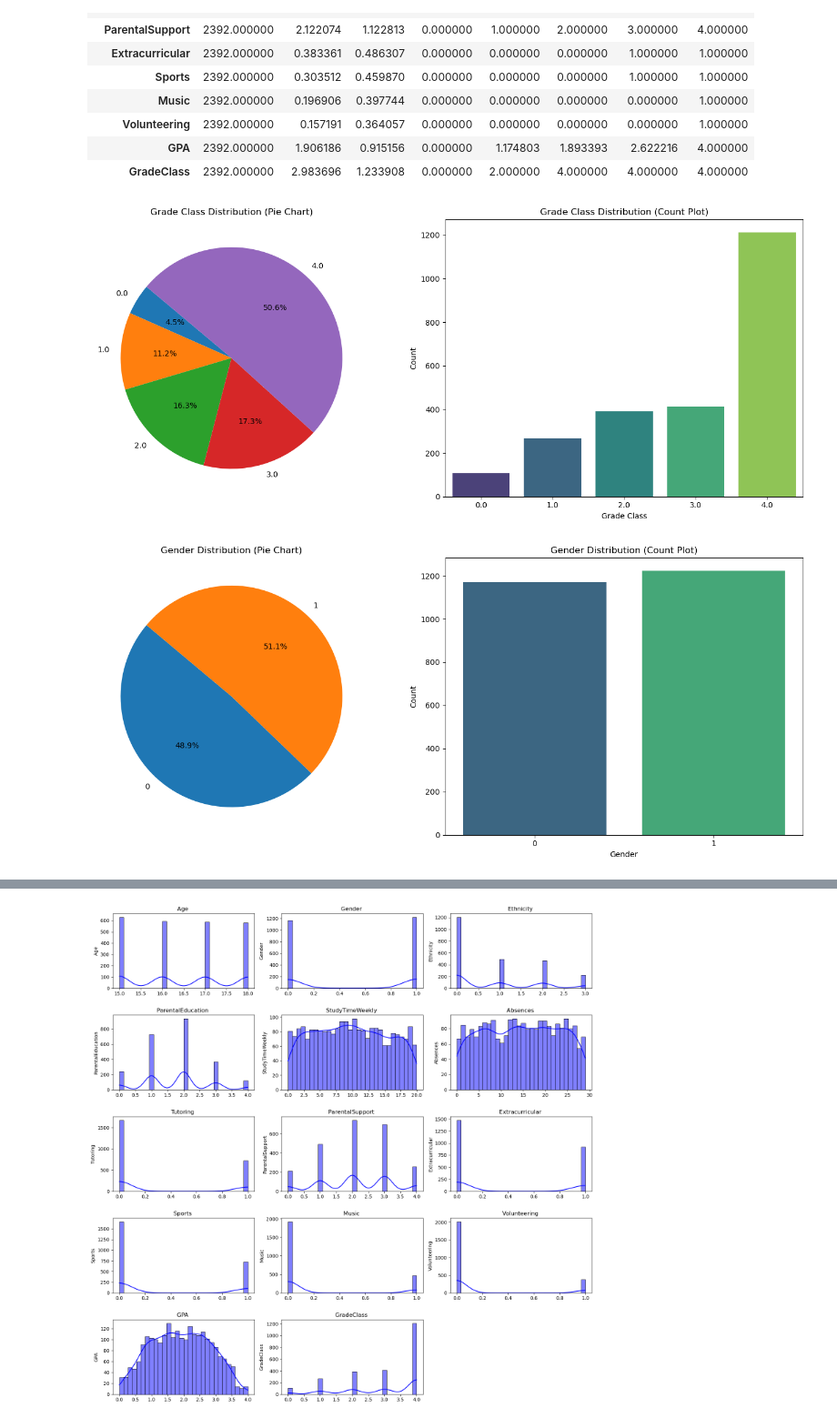
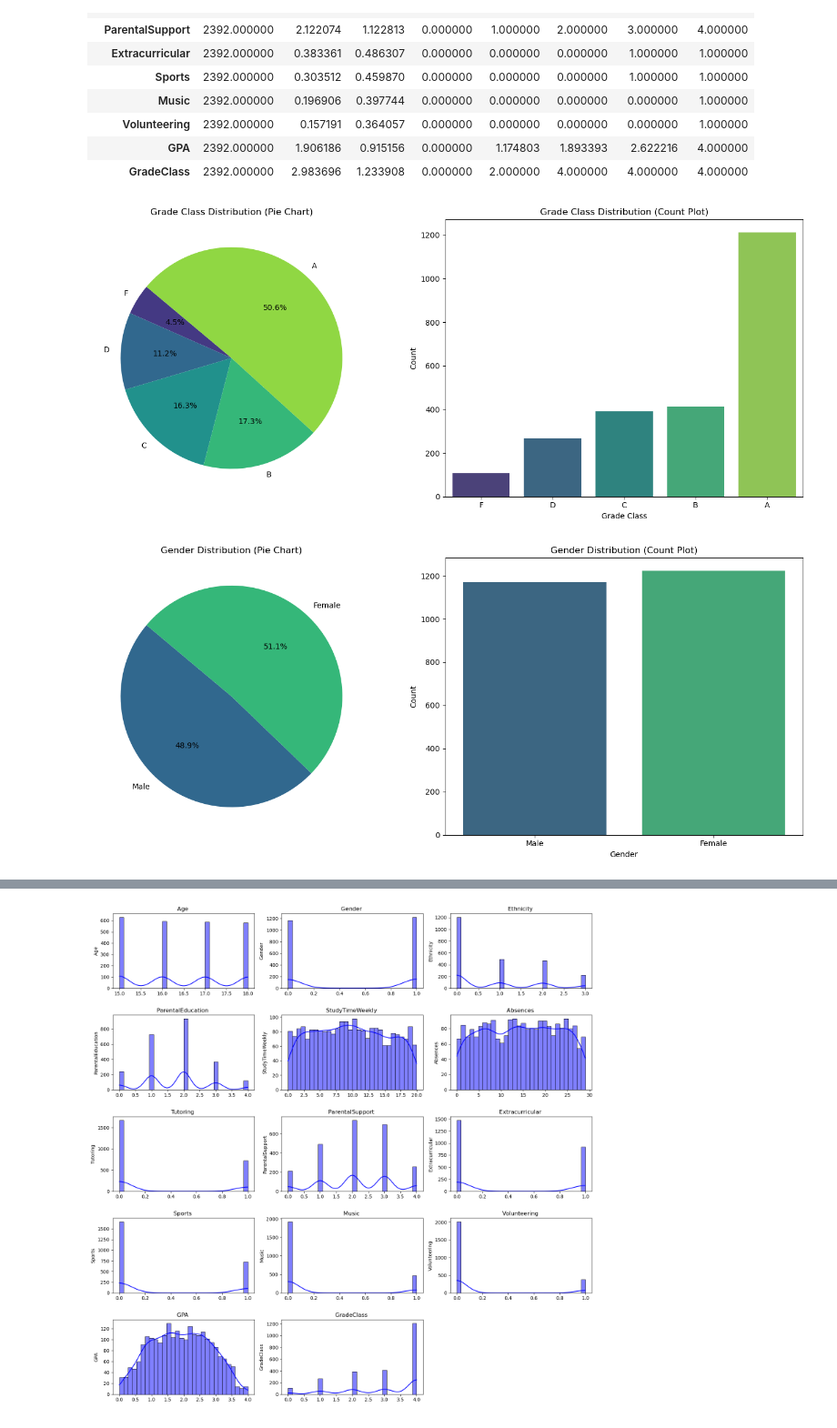
Before and after one commit to ahmedhassan456/students_performance_classification, a Jupyter notebook: students_performance_classification.ipynb, the cells around one changed output, grey strips where cells are left out. Shown: that part at 91% size. Cells and saved outputs as stored; diff of their text form; code cells hidden in the pictures.

```diff
--- a/students_performance_classification.ipynb
+++ b/students_performance_classification.ipynb
@@ -199,31 +199,37 @@ numerical_summary.style.background_gradient(cmap=palette)
 # %%
 grade_counts = df['GradeClass'].value_counts().sort_index()
 
+palette = sns.color_palette("viridis", n_colors=len(grade_counts))
+labels=['F', 'D', 'C', 'B', 'A']
 fig, (ax1, ax2) = plt.subplots(1, 2, figsize=(14, 6))
-ax1.pie(grade_counts, labels=grade_counts.index, autopct='%1.1f%%', startangle=140)
+ax1.pie(grade_counts, labels=labels, autopct='%1.1f%%', startangle=140, colors=palette)
 ax1.set_title('Grade Class Distribution (Pie Chart)')
-sns.countplot(x='GradeClass', data=df, ax=ax2, palette='viridis')
+sns.countplot(x='GradeClass', data=df, ax=ax2, palette=palette)
 ax2.set_title('Grade Class Distribution (Count Plot)')
 ax2.set_xlabel('Grade Class')
 ax2.set_ylabel('Count')
+ax2.set_xticklabels(labels)
 plt.tight_layout()
 plt.show()
 # %% [output]
-[figure, old version]
+[figure, new version]
 # %%
 gender = df['Gender'].value_counts().sort_index()
 
+palette = sns.color_palette("viridis", n_colors=len(gender))
+labels = ['Male', 'Female']
 fig, (ax1, ax2) = plt.subplots(1, 2, figsize=(14, 6))
-ax1.pie(gender, labels=gender.index, autopct='%1.1f%%', startangle=140)
+ax1.pie(gender, labels=labels, autopct='%1.1f%%', startangle=140, colors=palette)
 ax1.set_title('Gender Distribution (Pie Chart)')
-sns.countplot(x='Gender', data=df, ax=ax2, palette='viridis')
+sns.countplot(x='Gender', data=df, ax=ax2, palette=palette)
 ax2.set_title('Gender Distribution (Count Plot)')
 ax2.set_xlabel('Gender')
 ax2.set_ylabel('Count')
+ax2.set_xticklabels(labels)
 plt.tight_layout()
 plt.show()
 # %% [output]
-[figure, old version]
+[figure, new version]
 # %%
 ethnicity = df['Ethnicity'].value_counts().sort_index()
 
```
Also changed, not shown: parts of 11 cells of this notebook, 1 other file.
